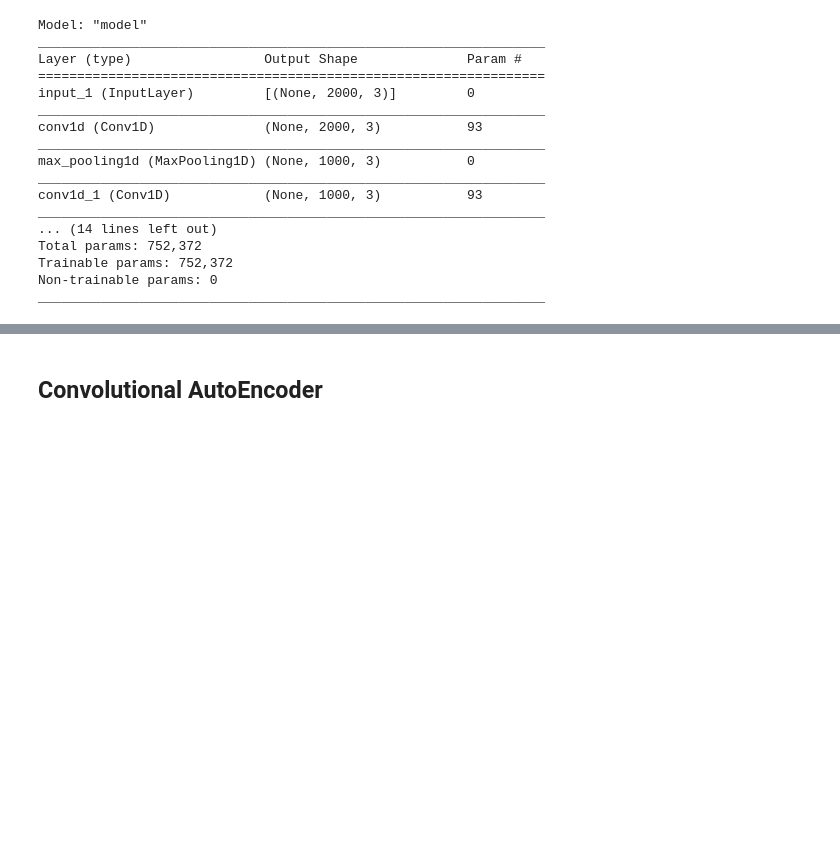
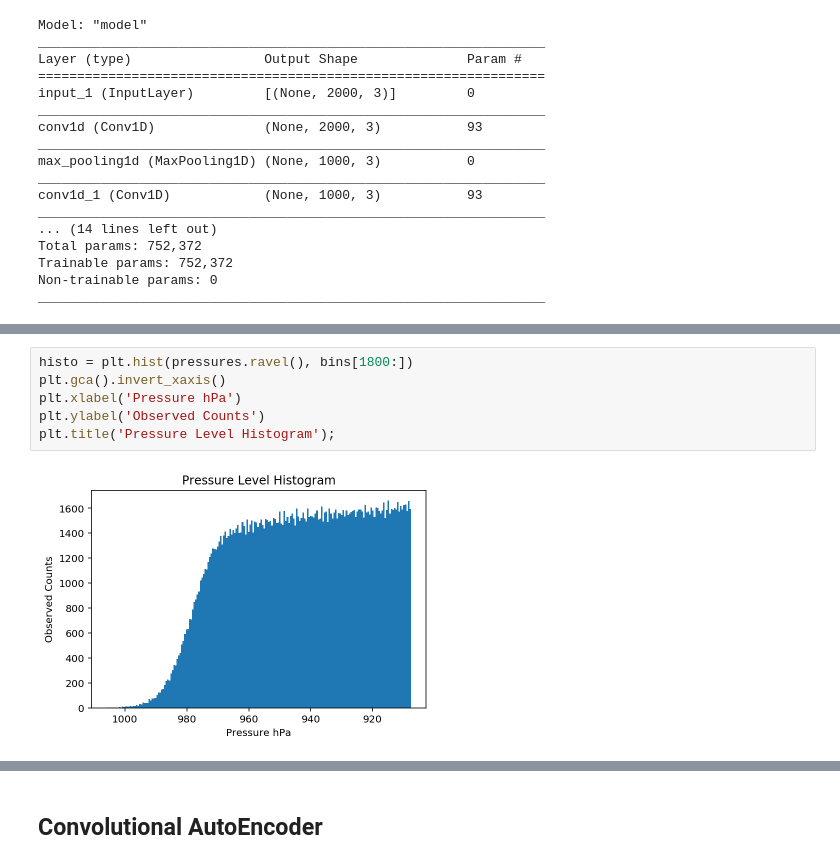
Before and after one commit to stockeh/cira-ml-soundings, a Jupyter notebook: notebooks/arm-sgp-lamont-ok.ipynb, the cells around one changed output, grey strips where cells are left out. Drawn from its saved outputs; the diff is of its cells as text; blank space fills up the shorter version.

```diff
--- a/notebooks/arm-sgp-lamont-ok.ipynb
+++ b/notebooks/arm-sgp-lamont-ok.ipynb
@@ -315,0 +386,8 @@ np.digitize(Xtest[:,:,PRESSURE], bins).shape
+# %%
+histo = plt.hist(pressures.ravel(), bins[1800:])
+plt.gca().invert_xaxis()
+plt.xlabel('Pressure hPa')
+plt.ylabel('Observed Counts')
+plt.title('Pressure Level Histogram');
+# %% [output]
+[figure, added]
```
Also changed, not shown: parts of 27 cells of this notebook, 3 other files.
